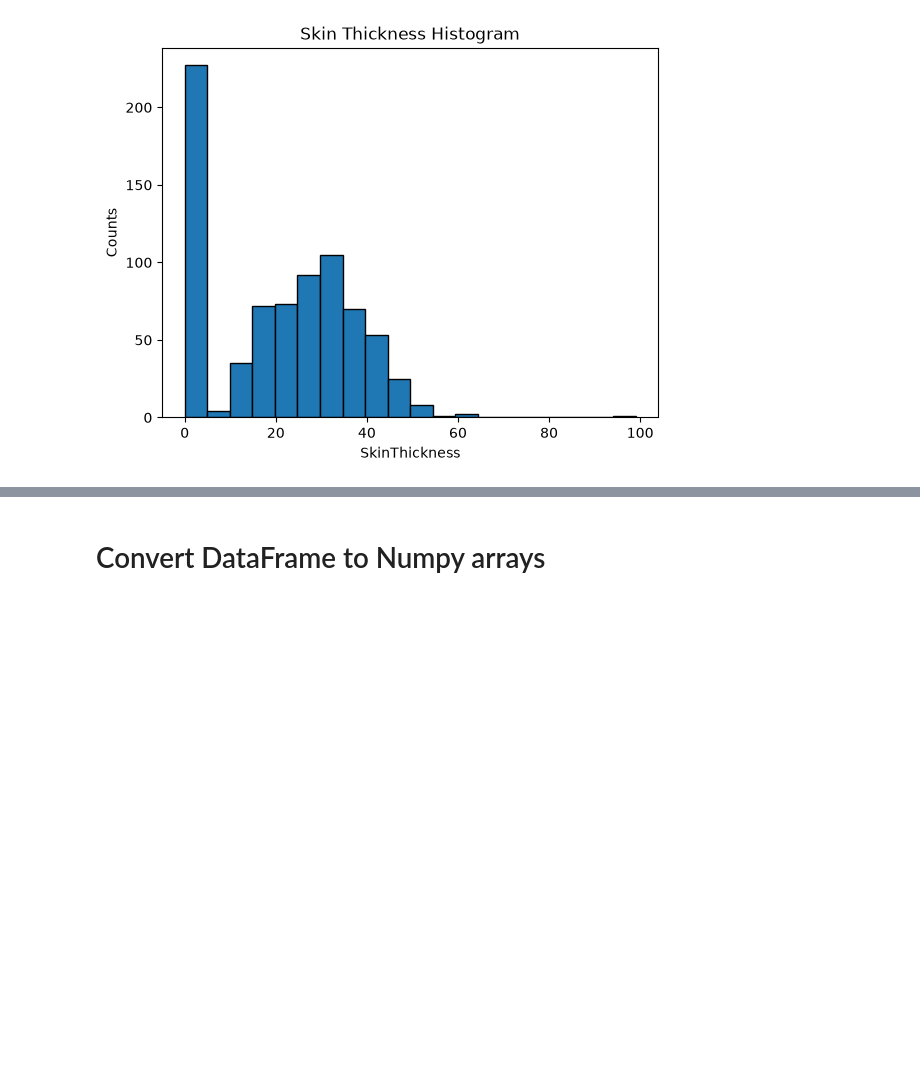
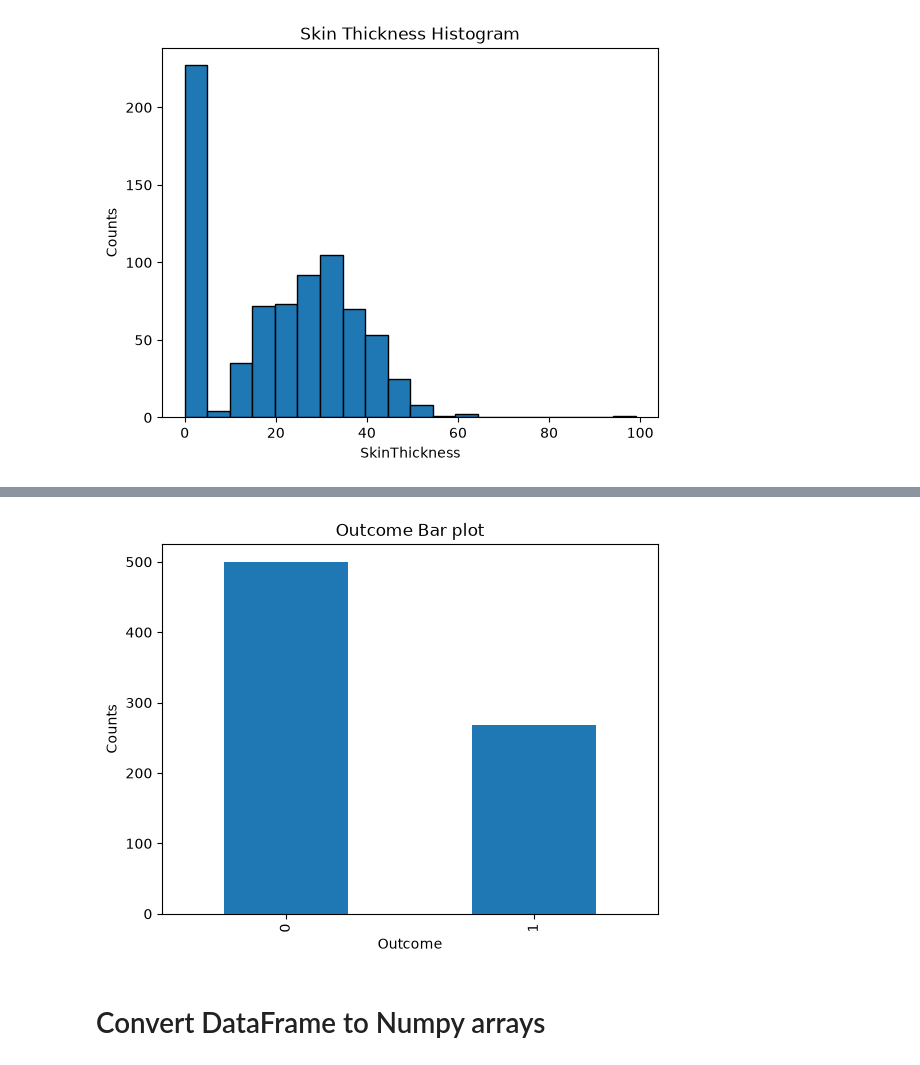
Before and after one commit to sakisv/msc_dws, a Jupyter notebook: 101-MachineLearning/01-SupervisedLearning/ML Project Template.ipynb, the cells around one changed output, grey strips where cells are left out. Cells and saved outputs as stored; diff of their text form; code cells hidden in the pictures; blank space fills up the shorter version.

```diff
--- a/101-MachineLearning/01-SupervisedLearning/ML Project Template.ipynb
+++ b/101-MachineLearning/01-SupervisedLearning/ML Project Template.ipynb
@@ -102,3 +120,12 @@ plt.show()
+# %%
+df['Outcome'].value_counts().plot(kind='bar')
+plt.title('Outcome Bar plot')
+plt.xlabel('Outcome')
+plt.ylabel('Counts')
+plt.grid(False)
+plt.show()
+# %% [output]
+[figure, added]
 # %% [markdown]
 # Convert DataFrame to Numpy arrays
 # %%
```
Also changed, not shown: parts of 3 cells of this notebook.
